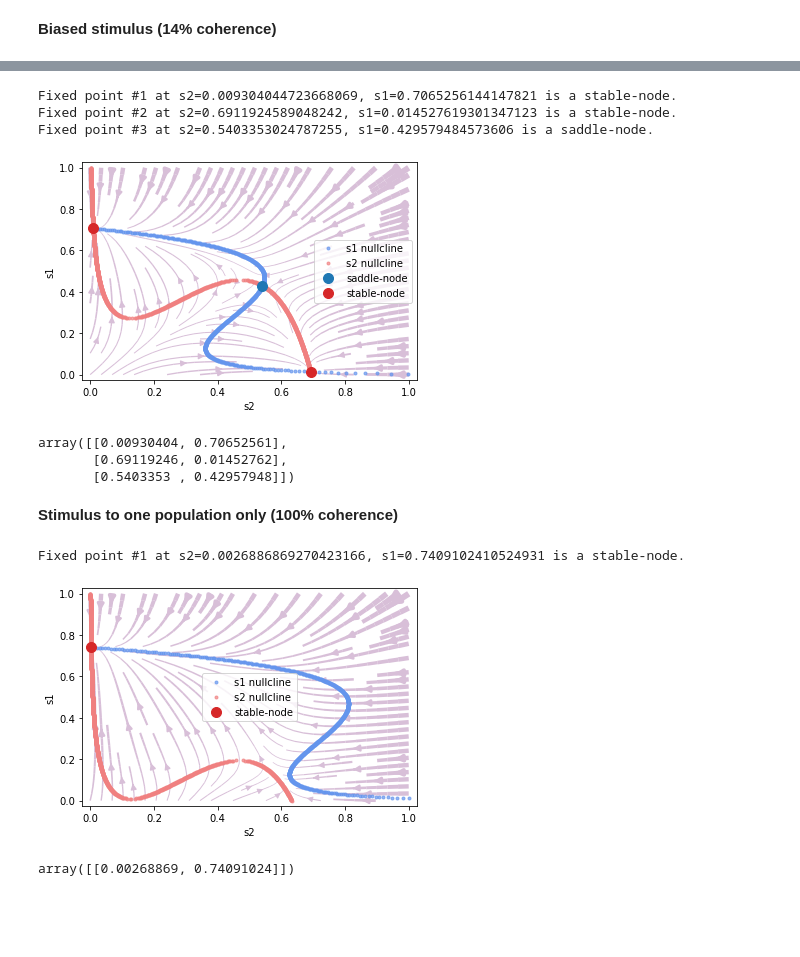
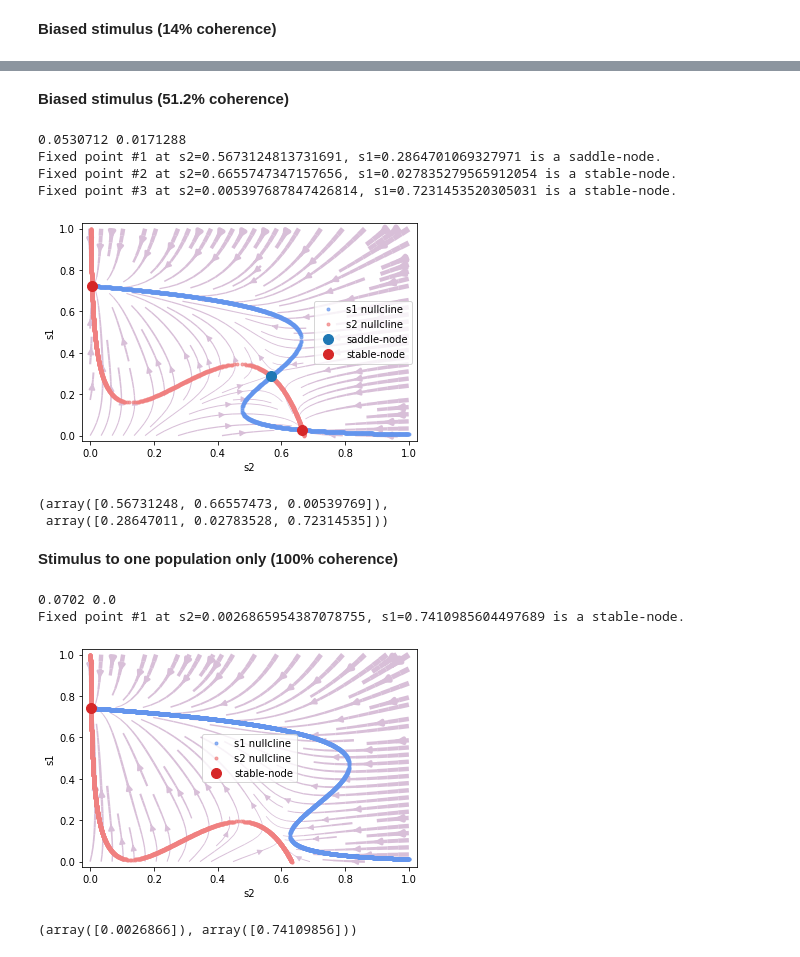
Before and after one commit to quanpeng0/BrainModels, a Jupyter notebook: docs/examples/from_papers/wong_wang_2006_decision.ipynb, the cells around one changed output, grey strips where cells are left out. Saved outputs shown, nothing was run; the diff lists cells and outputs as text; code cells hidden in the pictures; blank space fills up the shorter version.

Commit message:
update dynamics analysis

```diff
--- a/docs/examples/from_papers/wong_wang_2006_decision.ipynb
+++ b/docs/examples/from_papers/wong_wang_2006_decision.ipynb
@@ -77,6 +73,11 @@ def decision_model(tau_s=.06, gamma=0.641,
                     ST=ST,
                     steps=update,
                     mode='scalar')
+# %%
+def get_stimulus(coh, mu0=30., JAext=.00117):
+    I1 = JAext * mu0 * (1 + coh)
+    I2 = JAext * mu0 * (1 - coh)
+    return I1, I2
 # %% [markdown]
 ## Phase plane analysis
 # %% [markdown]
@@ -140,44 +167,50 @@ array([[0.49800386, 0.49800386],
+# %% [markdown]
+**Biased stimulus (51.2% coherence)**
 # %%
-I1=0.040
-I2=0.030
+I1, I2 = get_stimulus(coh=.512)
+print(I1, I2)
 
-analyzer = bp.PhasePortraitAnalyzer(
+analyzer = bp.analysis.PhasePlane(
     model=decision_model(),
     target_vars=OrderedDict(s2=[0., 1.], s1=[0., 1.]),
     fixed_vars={'I1': I1, 'I2':I2},
-    options={'resolution': 0.001,
-            'escape_sympy_solver': True}
+    numerical_resolution=0.001,
+    options={'escape_sympy_solver': True}
 )
 
 analyzer.plot_vector_field()
-analyzer.plot_nullcline()
+analyzer.plot_nullcline(numerical_setting={
+                        'int_s1':dict(coords='s1-s2'),
+                        'int_s2':dict(coords='s2-s1')})
 analyzer.plot_fixed_point(show=True)
 # %% [output]
-Fixed point #1 at s2=0.009304044723668069, s1=0.7065256144147821 is a stable-node.
-Fixed point #2 at s2=0.6911924589048242, s1=0.014527619301347123 is a stable-node.
-Fixed point #3 at s2=0.5403353024787255, s1=0.429579484573606 is a saddle-node.
+0.0530712 0.0171288
+Fixed point #1 at s2=0.5673124813731691, s1=0.2864701069327971 is a saddle-node.
+Fixed point #2 at s2=0.6655747347157656, s1=0.027835279565912054 is a stable-node.
+Fixed point #3 at s2=0.005397687847426814, s1=0.7231453520305031 is a stable-node.
-[figure, old version]
+[figure, new version]
-array([[0.00930404, 0.70652561],
-       [0.69119246, 0.01452762],
-       [0.5403353 , 0.42957948]])
+(array([0.56731248, 0.66557473, 0.00539769]),
+ array([0.28647011, 0.02783528, 0.72314535]))
 # %% [markdown]
 **Stimulus to one population only (100% coherence)**
 # %%
-I1=0.070
-I2=0.000
+I1, I2 = get_stimulus(coh=1.)
+print(I1, I2)
 
-analyzer = bp.PhasePortraitAnalyzer(
+analyzer = bp.analysis.PhasePlane(
     model=decision_model(),
     target_vars=OrderedDict(s2=[0., 1.], s1=[0., 1.]),
     fixed_vars={'I1': I1, 'I2':I2},
-    options={'resolution': 0.001,
-            'escape_sympy_solver': True}
+    numerical_resolution=0.0005,
+    options={'escape_sympy_solver': True}
 )
 
 analyzer.plot_vector_field()
-analyzer.plot_nullcline()
+analyzer.plot_nullcline(numerical_setting={'int_s1':dict(coords='s1-s2'),
+                                           'int_s2':dict(coords='s2-s1')})
 analyzer.plot_fixed_point(show=True)
 # %% [output]
-Fixed point #1 at s2=0.0026886869270423166, s1=0.7409102410524931 is a stable-node.
+0.0702 0.0
+Fixed point #1 at s2=0.0026865954387078755, s1=0.7410985604497689 is a stable-node.
-[figure, old version]
+[figure, new version]
-array([[0.00268869, 0.74091024]])
+(array([0.0026866]), array([0.74109856]))
```
Also changed, not shown: parts of 4 cells of this notebook, 1 other file.
